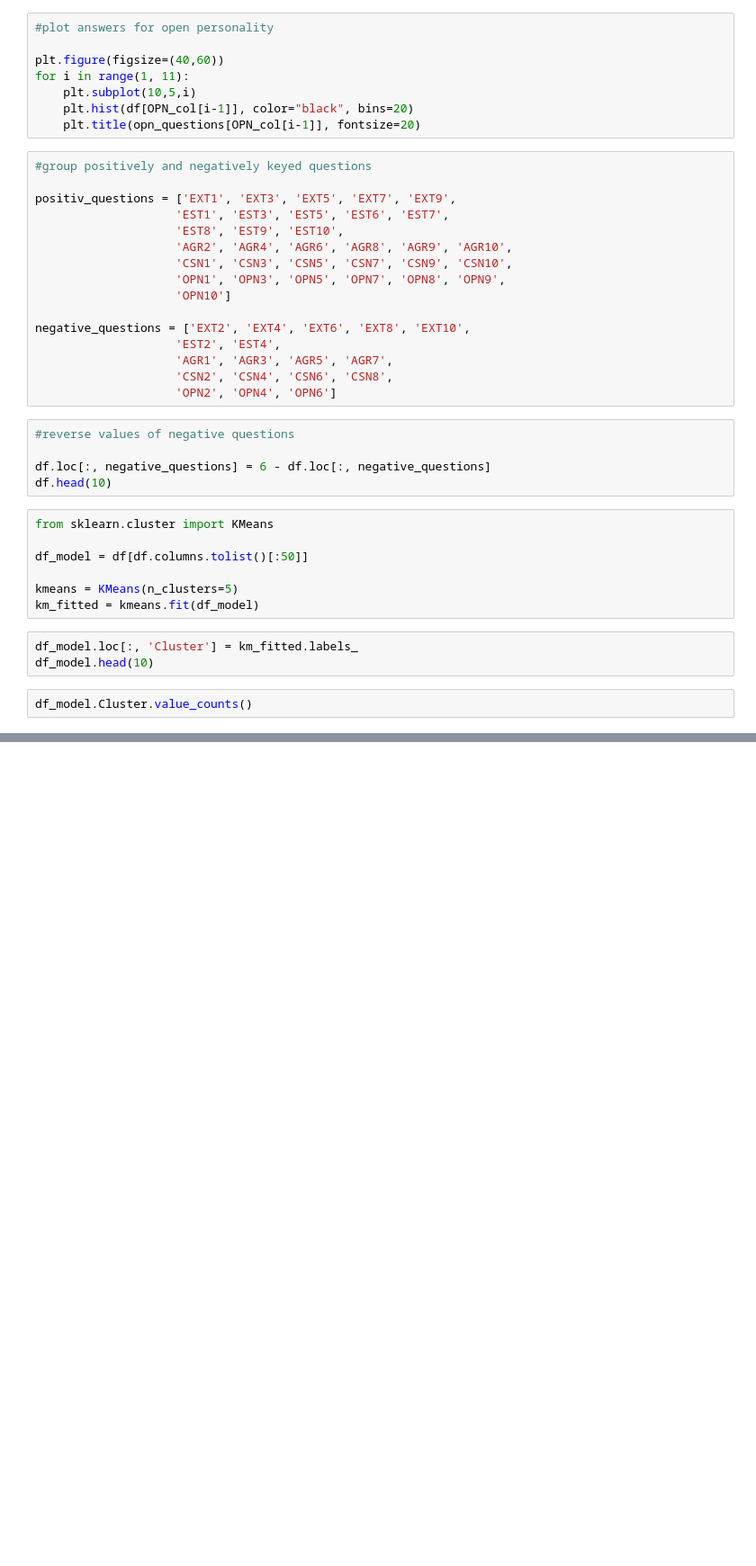
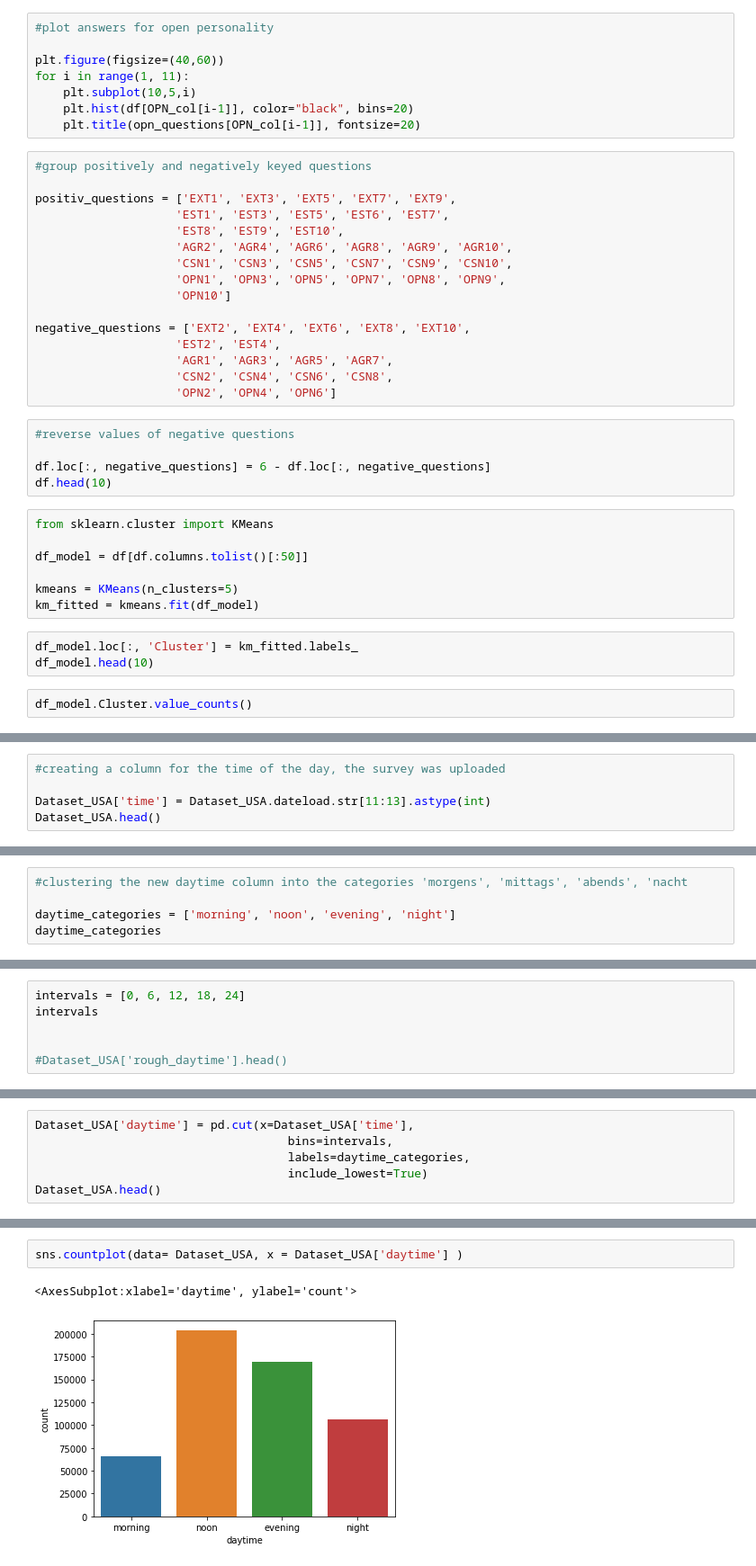
Before and after one commit to marvin2311/BigFive_Personality_Analysis, a Jupyter notebook: Notebook_Eric.ipynb, the cells around one changed output, grey strips where cells are left out. Shown: that part at 90% size. Cells and saved outputs as stored; diff of their text form; blank space fills up the shorter version.

Commit message:
Binning the various load time values into daytime categories

```diff
--- a/Notebook_Eric.ipynb
+++ b/Notebook_Eric.ipynb
@@ -173,0 +214,5 @@ df_model.Cluster.value_counts()
+# %%
+#creating a column for the time of the day, the survey was uploaded
+
+Dataset_USA['time'] = Dataset_USA.dateload.str[11:13].astype(int)
+Dataset_USA.head()
@@ -173,0 +232,5 @@ df_model.Cluster.value_counts()
+# %%
+#clustering the new daytime column into the categories 'morgens', 'mittags', 'abends', 'nacht
+
+daytime_categories = ['morning', 'noon', 'evening', 'night']
+daytime_categories
@@ -173,0 +239,6 @@ df_model.Cluster.value_counts()
+# %%
+intervals = [0, 6, 12, 18, 24]
+intervals
+
+
+#Dataset_USA['rough_daytime'].head()
@@ -173,0 +259,6 @@ df_model.Cluster.value_counts()
+# %%
+Dataset_USA['daytime'] = pd.cut(x=Dataset_USA['time'],
+                                    bins=intervals,
+                                    labels=daytime_categories,
+                                    include_lowest=True)
+Dataset_USA.head()
@@ -173,0 +278,5 @@ df_model.Cluster.value_counts()
+# %%
+sns.countplot(data= Dataset_USA, x = Dataset_USA['daytime'] )
+# %% [output]
+<AxesSubplot:xlabel='daytime', ylabel='count'>
+[figure, added]
```
Also changed, not shown: parts of 10 cells of this notebook.
